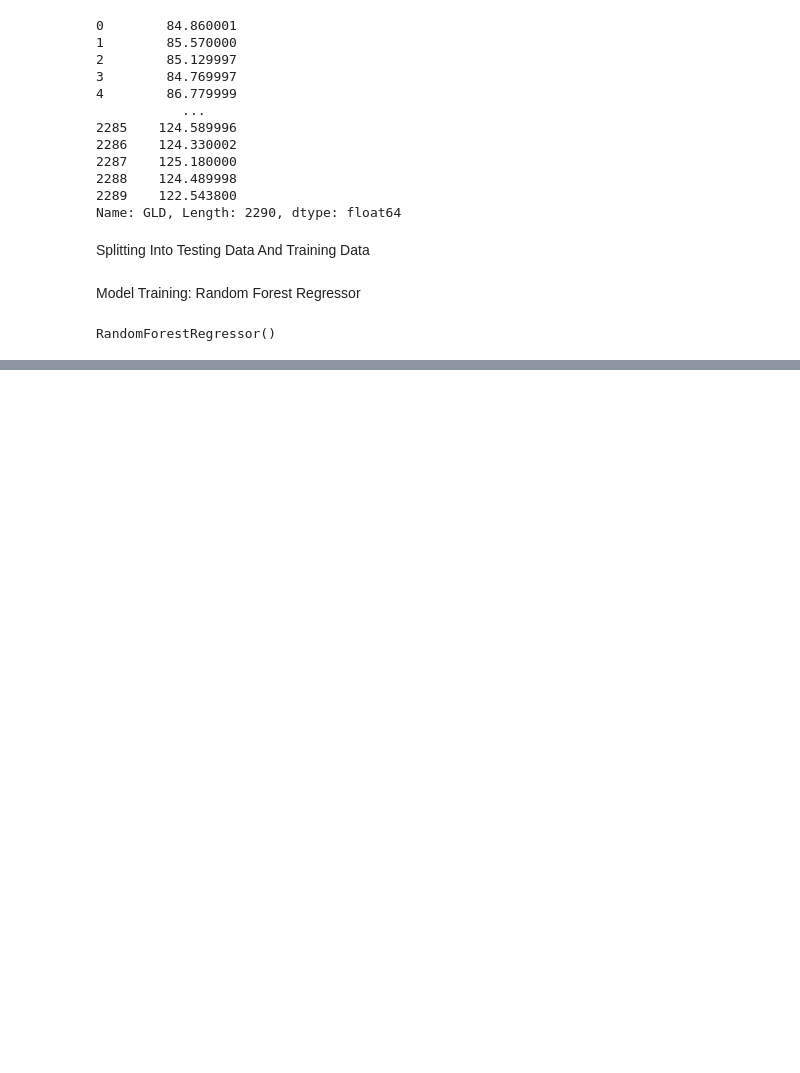
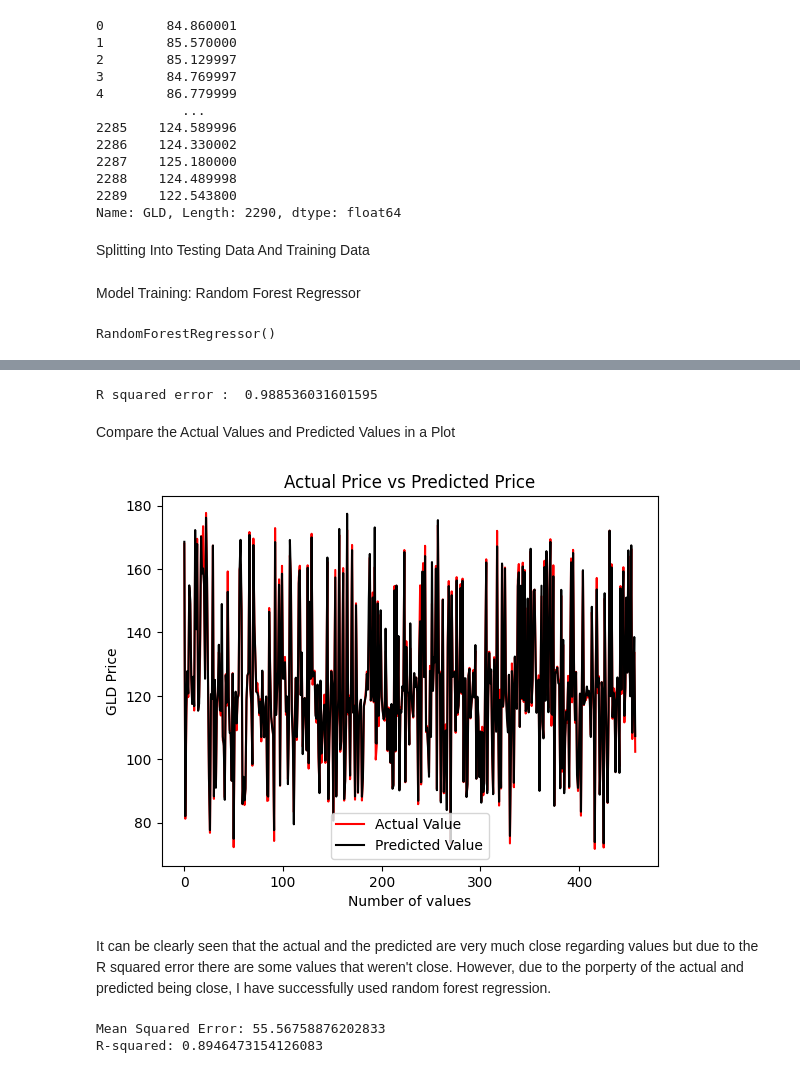
Before and after one commit to OmarAbdelaziz0/GoldPricePredictionMLProject, a Jupyter notebook: GoldPricePredictionMLProject.ipynb, the cells around one changed output, grey strips where cells are left out. Cells and saved outputs as stored; diff of their text form; code cells hidden in the pictures; blank space fills up the shorter version.

```diff
--- a/GoldPricePredictionMLProject.ipynb
+++ b/GoldPricePredictionMLProject.ipynb
@@ -181,0 +184,3 @@ RandomForestRegressor()
+# %%
+# prediction on Test Data
+test_data_prediction = regressor.predict(X_test)
@@ -181,0 +207,54 @@ RandomForestRegressor()
+# %%
+# R squared error
+error_score = metrics.r2_score(Y_test, test_data_prediction)
+print("R squared error : ", error_score)
+# %% [output]
+R squared error :  0.988536031601595
+# %% [markdown]
+Compare the Actual Values and Predicted Values in a Plot
+# %%
+Y_test = list(Y_test) # had to change it into a list because it gave me errors when plotting
+# %%
+plt.plot(Y_test, color='red', label = 'Actual Value')
+plt.plot(test_data_prediction, color='black', label='Predicted Value')
+plt.title('Actual Price vs Predicted Price')
+plt.xlabel('Number of values')
+plt.ylabel('GLD Price')
+plt.legend()
+plt.show()
+# %% [output]
+[figure, added]
+# %% [markdown]
+It can be clearly seen that the actual and the predicted are very much close regarding values but due to the R squared error there are some values that weren't close. However, due to the porperty of the actual and predicted being close, I have successfully used random forest regression.
+# %%
+import pandas as pd
+from sklearn.model_selection import train_test_split
+from sklearn.linear_model import LinearRegression
+from sklearn.metrics import mean_squared_error, r2_score
+
+
+
+# Defining features (X) and target (Y)
+X = gold_data.drop('GLD', axis=1)  # All columns except 'GLD'
+Y = gold_data['GLD']  # Target column 'GLD'
+
+# Split the data into training and testing sets (80% train, 20% test)
+X_train, X_test, Y_train, Y_test = train_test_split(X, Y, test_size=0.2, random_state=2)
+
+# Initialize and train the linear regression model
+model = LinearRegression()
+model.fit(X_train, Y_train)
+
+# Make predictions on the test set
+Y_pred = model.predict(X_test)
+
+# Evaluate the model
+mse = mean_squared_error(Y_test, Y_pred)  # Mean Squared Error
+r2 = r2_score(Y_test, Y_pred)  # R-squared value
+
+# Output the results
+print(f"Mean Squared Error: {mse}")
+print(f"R-squared: {r2}")
+# %% [output]
+Mean Squared Error: 55.56758876202833
+R-squared: 0.8946473154126083
```
Also changed, not shown: parts of 4 cells of this notebook.
